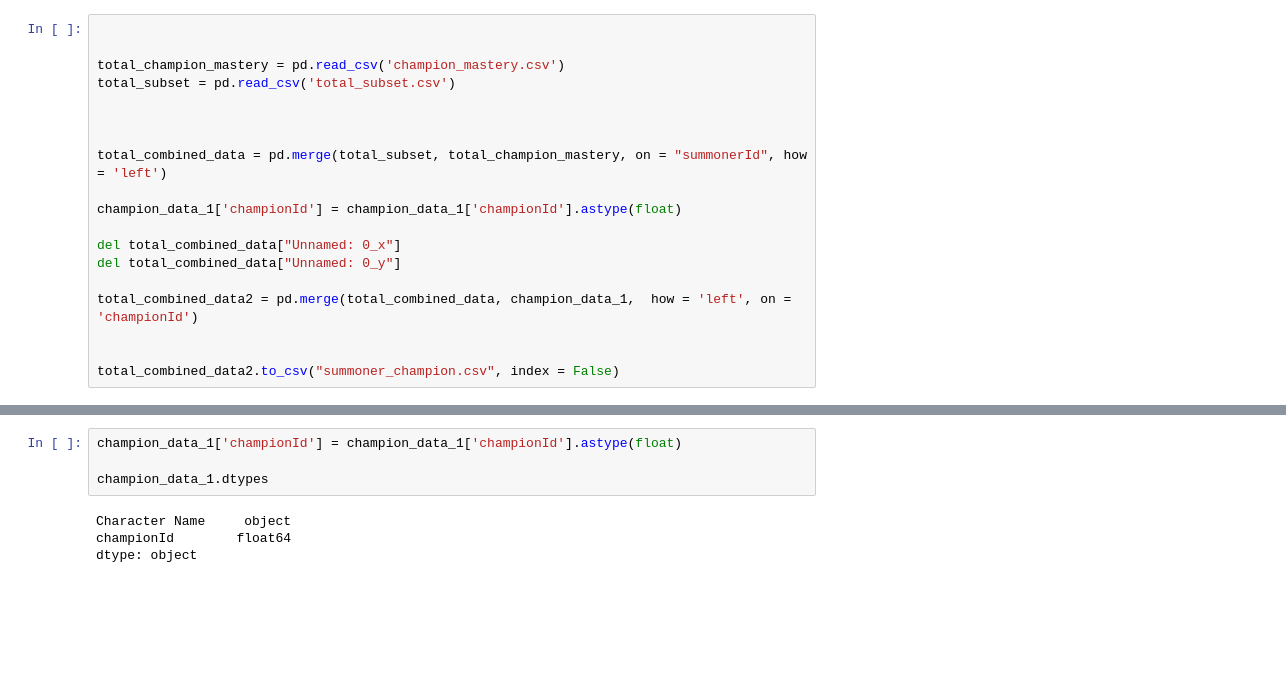
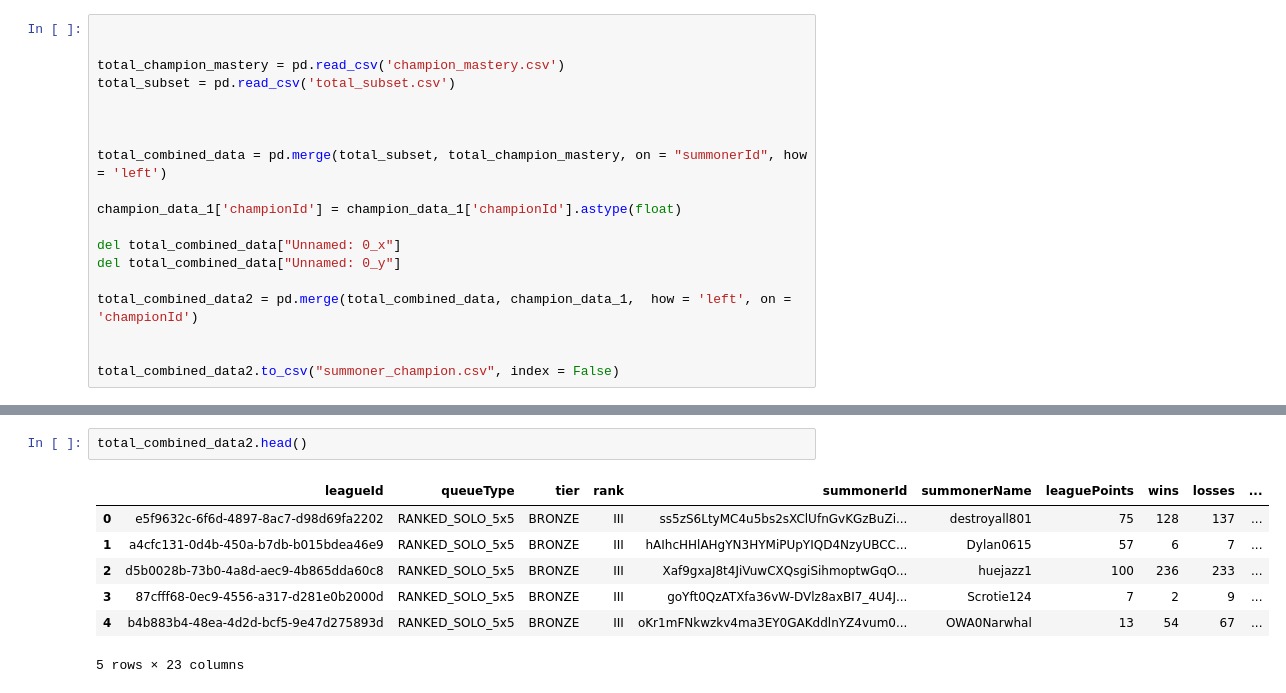
Before and after one commit to Hollow24/Group-3-Project, a Jupyter notebook: clean_analysis.ipynb, the cells around one changed output, grey strips where cells are left out. Cells and saved outputs as stored; diff of their text form; blank space fills up the shorter version.

```diff
--- a/clean_analysis.ipynb
+++ b/clean_analysis.ipynb
@@ -370,8 +361,10 @@ dtype: object
-# %%
-champion_data_1['championId'] = champion_data_1['championId'].astype(float)
-
-champion_data_1.dtypes
-# %% [output]
-Character Name     object
-championId        float64
-dtype: object
+# %%
+total_combined_data2.head()
+# %% [output]
+|  | leagueId | queueType | tier | rank | summonerId | summonerName | leaguePoints | wins | losses | ... |
+| 0 | e5f9632c-6f6d-4897-8ac7-d98d69fa2202 | RANKED_SOLO_5x5 | BRONZE | III | ss5zS6LtyMC4u5bs2sXClUfnGvKGzBuZi... | destroyall801 | 75 | 128 | 137 | ... |
+| 1 | a4cfc131-0d4b-450a-b7db-b015bdea46e9 | RANKED_SOLO_5x5 | BRONZE | III | hAIhcHHlAHgYN3HYMiPUpYIQD4NzyUBCC... | Dylan0615 | 57 | 6 | 7 | ... |
+| 2 | d5b0028b-73b0-4a8d-aec9-4b865dda60c8 | RANKED_SOLO_5x5 | BRONZE | III | Xaf9gxaJ8t4JiVuwCXQsgiSihmoptwGqO... | huejazz1 | 100 | 236 | 233 | ... |
+| 3 | 87cfff68-0ec9-4556-a317-d281e0b2000d | RANKED_SOLO_5x5 | BRONZE | III | goYft0QzATXfa36vW-DVlz8axBI7_4U4J... | Scrotie124 | 7 | 2 | 9 | ... |
+| 4 | b4b883b4-48ea-4d2d-bcf5-9e47d275893d | RANKED_SOLO_5x5 | BRONZE | III | oKr1mFNkwzkv4ma3EY0GAKddlnYZ4vum0... | OWA0Narwhal | 13 | 54 | 67 | ... |
+5 rows × 23 columns
```
Also changed, not shown: parts of 6 cells of this notebook, 6 other files.
